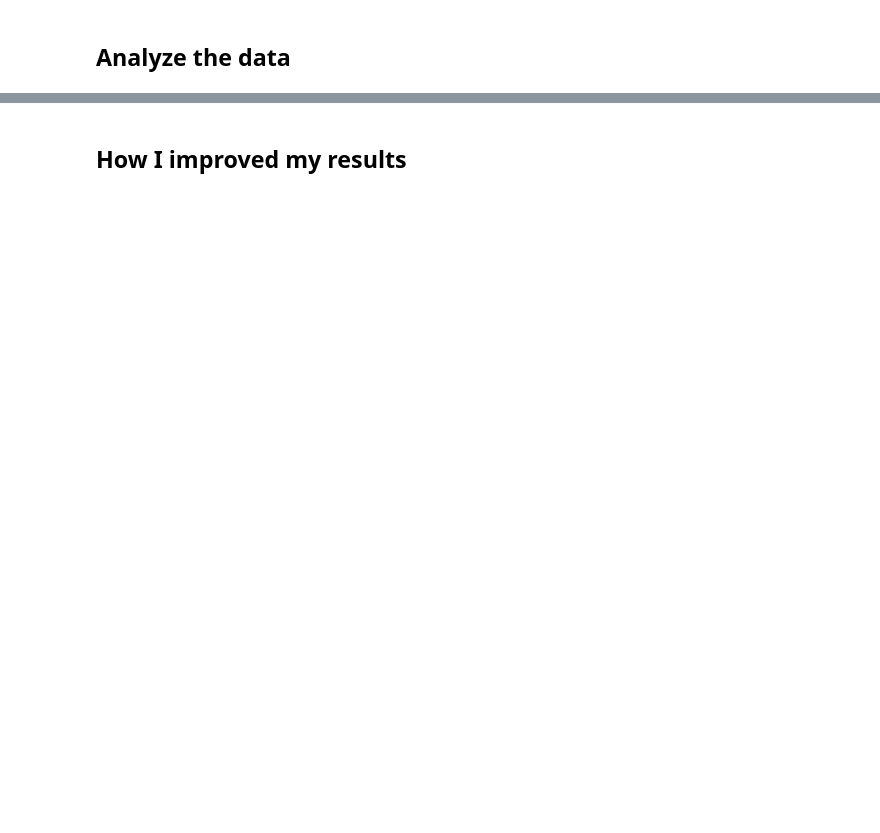
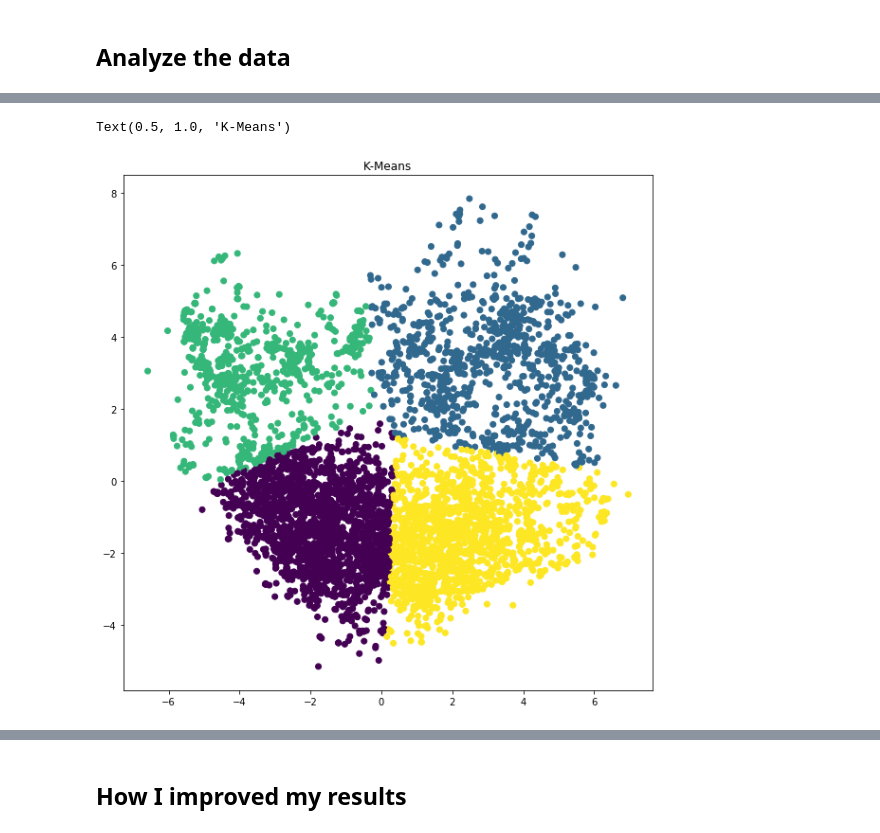
Before and after one commit to kevin110604/FDA-data-analytics, a Jupyter notebook: FDA_hw4.ipynb, the cells around one changed output, grey strips where cells are left out. Saved outputs shown, nothing was run; the diff lists cells and outputs as text; code cells hidden in the pictures; blank space fills up the shorter version.

```diff
--- a/FDA_hw4.ipynb
+++ b/FDA_hw4.ipynb
@@ -36,0 +232,7 @@ df.head()
+# %%
+plt.figure(figsize=(10, 10))
+plt.scatter(arr_pca[:, 0], arr_pca[:, 1], c=y_pred)
+plt.title("K-Means")
+# %% [output]
+Text(0.5, 1.0, 'K-Means')
+[figure, added]
```
Also changed, not shown: parts of 27 cells of this notebook.
